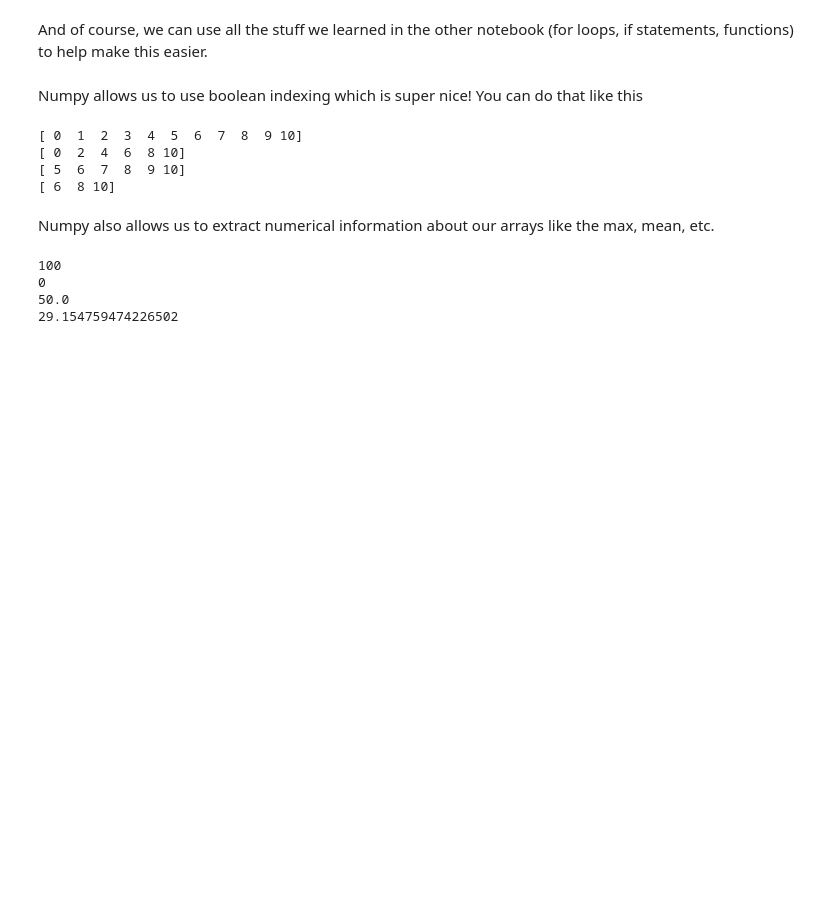
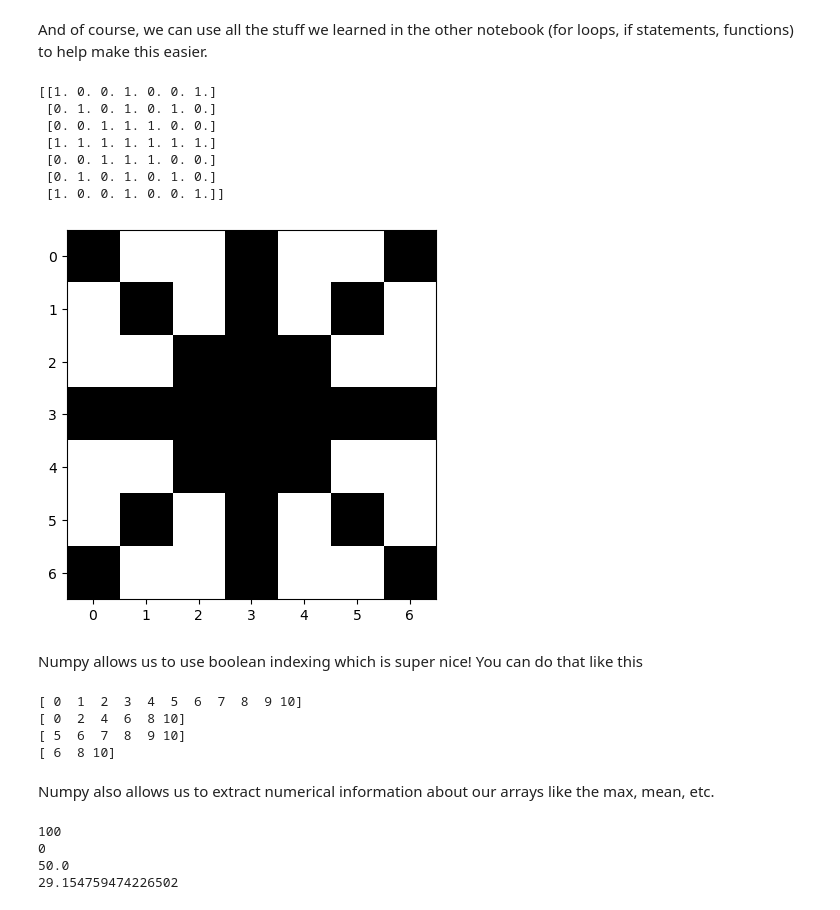
Before and after one commit to jeremyschroeter/Neuro301-Coding-Kit, a Jupyter notebook: Python_Tutorials/PythonCC2_Numpy.ipynb, the cells around one changed output. Cells and saved outputs as stored; diff of their text form; code cells hidden in the pictures; blank space fills up the shorter version.

```diff
--- a/Python_Tutorials/PythonCC2_Numpy.ipynb
+++ b/Python_Tutorials/PythonCC2_Numpy.ipynb
@@ -245,16 +218,25 @@ And of course, we can use all the stuff we learned in the other notebook (for lo
 # %%
 for i in range(7):
     zero_arr[i, i] = 1
     zero_arr[i, -i - 1] = 1
 
 # Try and guess what the entries of the above array will be when we are done running through our for loop.
-# Seriously go through it and write out on paper which entries will be one and which will be zero. The,
+# Seriously go through it and write out on paper which entries will be one and which will be zero. Then,
 # uncomment the 3 lines below and run the cell to see what the array looks like
 
 
-# print(zero_arr)
-# plt.imshow(zero_arr, cmap='binary') # You can ignore these bottom two lines, this is just to show what we made visually.
-# plt.show()
+print(zero_arr)
+plt.imshow(zero_arr, cmap='binary') # You can ignore these bottom two lines, this is just to show what we made visually.
+plt.show()
+# %% [output]
+[[1. 0. 0. 1. 0. 0. 1.]
+ [0. 1. 0. 1. 0. 1. 0.]
+ [0. 0. 1. 1. 1. 0. 0.]
+ [1. 1. 1. 1. 1. 1. 1.]
+ [0. 0. 1. 1. 1. 0. 0.]
+ [0. 1. 0. 1. 0. 1. 0.]
+ [1. 0. 0. 1. 0. 0. 1.]]
+[figure, added]
 # %% [markdown]
 Numpy allows us to use boolean indexing which is super nice! You can do that like this
 # %%
```
Also changed, not shown: parts of 46 cells of this notebook, 4 other files.
